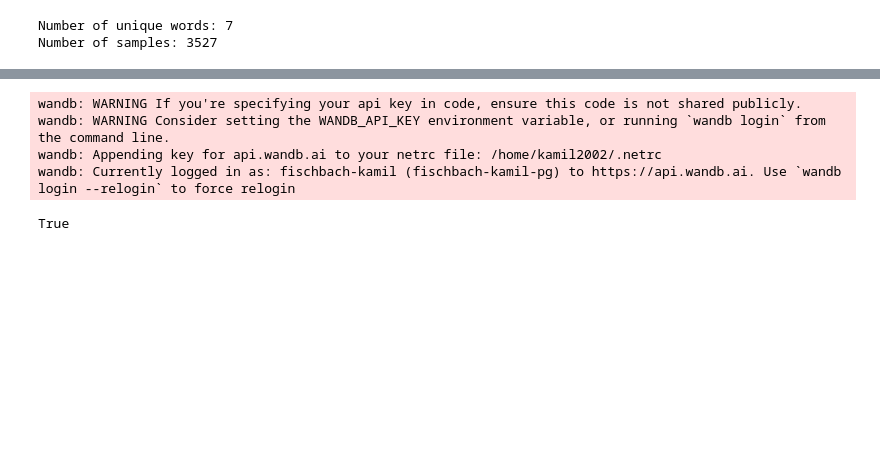
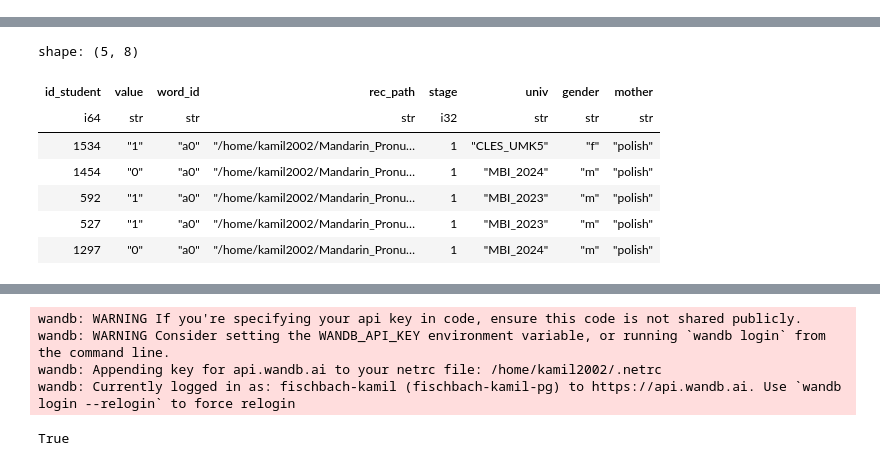
Before and after one commit to tad1/Mandarin_Pronunciation_Recognition_Project, a Jupyter notebook: src/hypothesis.ipynb, the cells around one changed output, grey strips where cells are left out. Drawn from its saved outputs; the diff is of its cells as text; code cells hidden in the pictures; blank space fills up the shorter version.

```diff
--- a/src/hypothesis.ipynb
+++ b/src/hypothesis.ipynb
@@ -16,23 +17,10 @@ import wandb
 
 os.environ["KMP_DUPLICATE_LIB_OK"] = "TRUE"
-# %%
-df_pron, df_tone = get_pg_experiment_dataframe(".ogg")
-
-# Get the target words with val accuracy above 70%
-TARGET_WORDS = ["a0", "a1", "a100", "a2", "a3", "a5", "a8"]
-dataframe = df_pron.filter(pl.col("word_id").is_in(TARGET_WORDS))
-
-dataframe = dataframe.with_columns([
-    pl.struct("word_id").rank("dense").alias("word_id"),
-    pl.col("value").cast(pl.Float32)
-])
-
-# Filters
-dataframe = dataframe.filter((pl.col("stage") == 1))
-
-N_WORDS = dataframe.select(pl.col("word_id").n_unique()).item()
-print(f"Number of unique words: {N_WORDS}")
-print(f"Number of samples: {dataframe.shape[0]}")
-# %% [output]
-Number of unique words: 7
-Number of samples: 3527
+# %%
+df_pron_v1, _ = get_pg_experiment_dataframe(extension=".ogg", assesment_version="v1")
+df_pron_v2, _ = get_pg_experiment_dataframe(extension=".ogg", assesment_version="v2")
+df_pron_v1 = df_pron_v1.filter((pl.col("stage") == 1))
+df_pron_v2 = df_pron_v2.filter((pl.col("stage") == 1))
+print(f"Number of samples: {df_pron_v1.shape, df_pron_v2.shape}")
+df_pron_v2.head()
+# %% [output]
@@ -38,0 +30,8 @@ Number of samples: 3527
+shape: (5, 8)
+| id_student | value | word_id | rec_path | stage | univ | gender | mother |
+| i64 | str | str | str | i32 | str | str | str |
+| 1534 | "1" | "a0" | "/home/kamil2002/Mandarin_Pronu… | 1 | "CLES_UMK5" | "f" | "polish" |
+| 1454 | "0" | "a0" | "/home/kamil2002/Mandarin_Pronu… | 1 | "MBI_2024" | "m" | "polish" |
+| 592 | "1" | "a0" | "/home/kamil2002/Mandarin_Pronu… | 1 | "MBI_2023" | "m" | "polish" |
+| 527 | "1" | "a0" | "/home/kamil2002/Mandarin_Pronu… | 1 | "MBI_2023" | "m" | "polish" |
+| 1297 | "0" | "a0" | "/home/kamil2002/Mandarin_Pronu… | 1 | "MBI_2024" | "m" | "polish" |
```
Also changed, not shown: parts of 11 cells of this notebook, 2 other files.
